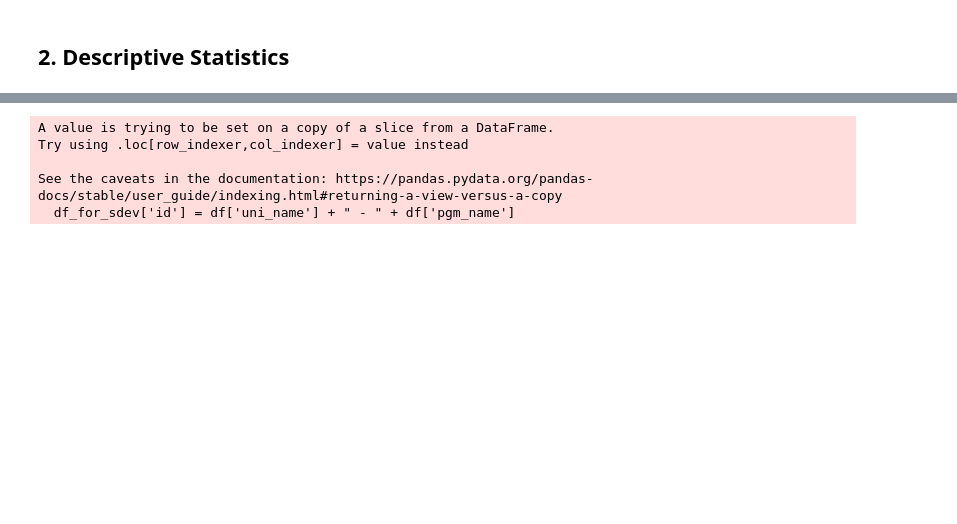
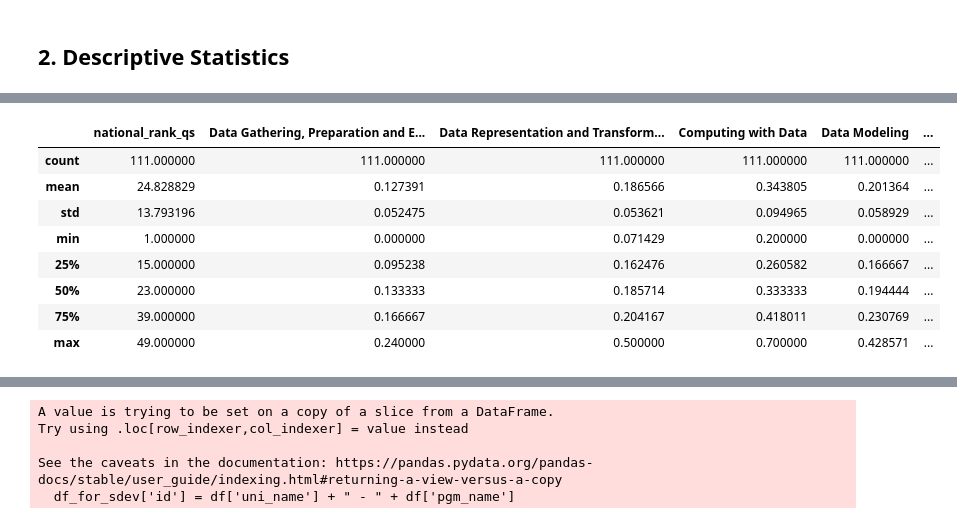
Before and after one commit to ry05/data-science-education-research, a Jupyter notebook: data_analysis/notebooks/03_gds_analysis.ipynb, the cells around one changed output, grey strips where cells are left out. Drawn from its saved outputs; the diff is of its cells as text; code cells hidden in the pictures; blank space fills up the shorter version.

```diff
--- a/data_analysis/notebooks/03_gds_analysis.ipynb
+++ b/data_analysis/notebooks/03_gds_analysis.ipynb
@@ -64,7 +62,7 @@ quant_features = [
     'Data Modeling',
     'Data Visualization and Presentation',
     'Science about Data Science',
-    'gds_stdev'
+    'gds_score'
 ]
 
 date_features = [
@@ -179,0 +136,14 @@ df[df.uni_name=="Indian Institute of Science Bangalore"]
+# %%
+# summary statistics
+# for table
+df[quant_features].describe()
+# %% [output]
+|  | national_rank_qs | Data Gathering, Preparation and E... | Data Representation and Transform... | Computing with Data | Data Modeling | ... |
+| count | 111.000000 | 111.000000 | 111.000000 | 111.000000 | 111.000000 | ... |
+| mean | 24.828829 | 0.127391 | 0.186566 | 0.343805 | 0.201364 | ... |
+| std | 13.793196 | 0.052475 | 0.053621 | 0.094965 | 0.058929 | ... |
+| min | 1.000000 | 0.000000 | 0.071429 | 0.200000 | 0.000000 | ... |
+| 25% | 15.000000 | 0.095238 | 0.162476 | 0.260582 | 0.166667 | ... |
+| 50% | 23.000000 | 0.133333 | 0.185714 | 0.333333 | 0.194444 | ... |
+| 75% | 39.000000 | 0.166667 | 0.204167 | 0.418011 | 0.230769 | ... |
+| max | 49.000000 | 0.240000 | 0.500000 | 0.700000 | 0.428571 | ... |
```
Also changed, not shown: parts of 26 cells of this notebook, 22 other files.
